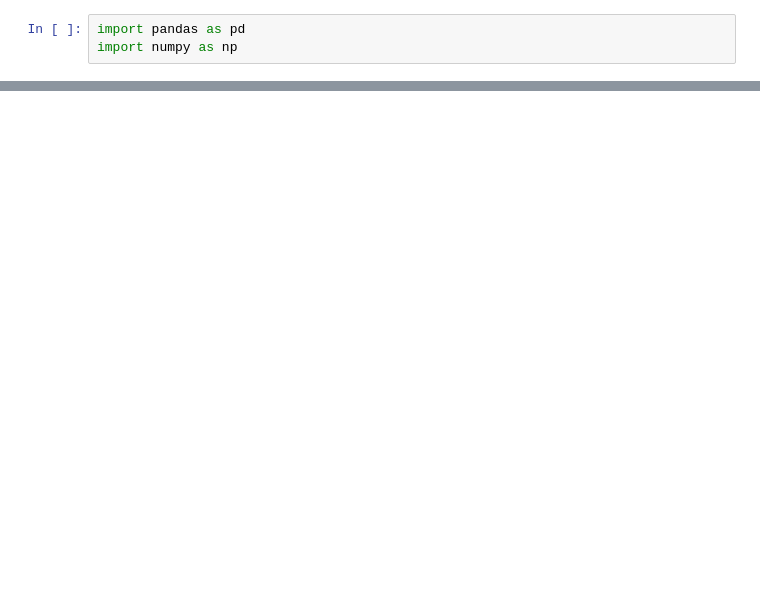
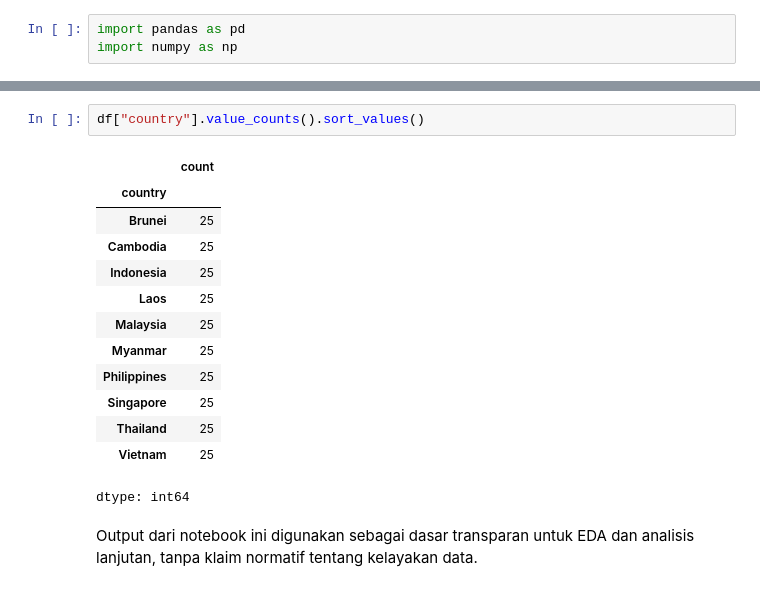
Before and after one commit to AlvitoDwiP/carbon-emission, a Jupyter notebook: notebooks/02_data_quality_check.ipynb, the cells around one changed output, grey strips where cells are left out. Saved outputs shown, nothing was run; the diff lists cells and outputs as text; blank space fills up the shorter version.

Commit message:
revisi notebook02

```diff
--- a/notebooks/02_data_quality_check.ipynb
+++ b/notebooks/02_data_quality_check.ipynb
@@ -306,0 +213,18 @@ Dengan demikian, dataset ini siap digunakan sebagai input untuk analisis eksplor
+# %%
+df["country"].value_counts().sort_values()
+# %% [output]
+|  | count |
+| country |  |
+| Brunei | 25 |
+| Cambodia | 25 |
+| Indonesia | 25 |
+| Laos | 25 |
+| Malaysia | 25 |
+| Myanmar | 25 |
+| Philippines | 25 |
+| Singapore | 25 |
+| Thailand | 25 |
+| Vietnam | 25 |
+dtype: int64
+# %% [markdown]
+Output dari notebook ini digunakan sebagai dasar transparan untuk EDA dan analisis lanjutan, tanpa klaim normatif tentang kelayakan data.
```
Also changed, not shown: parts of 57 cells of this notebook, 1 other file.
